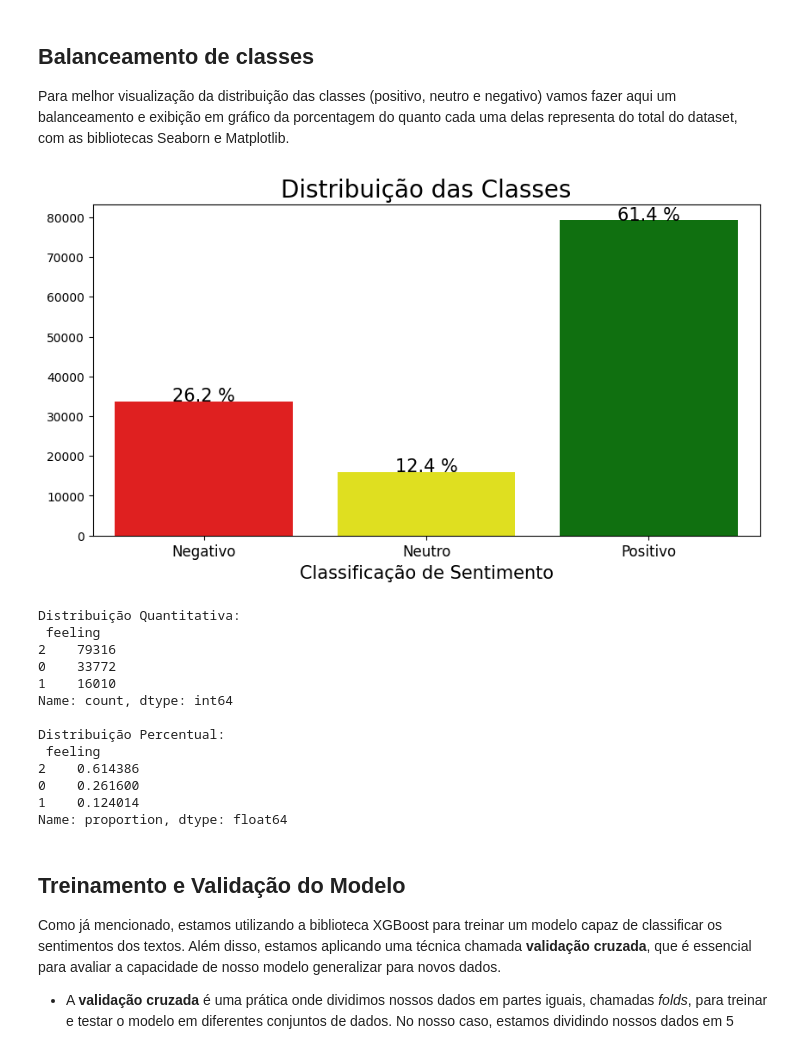
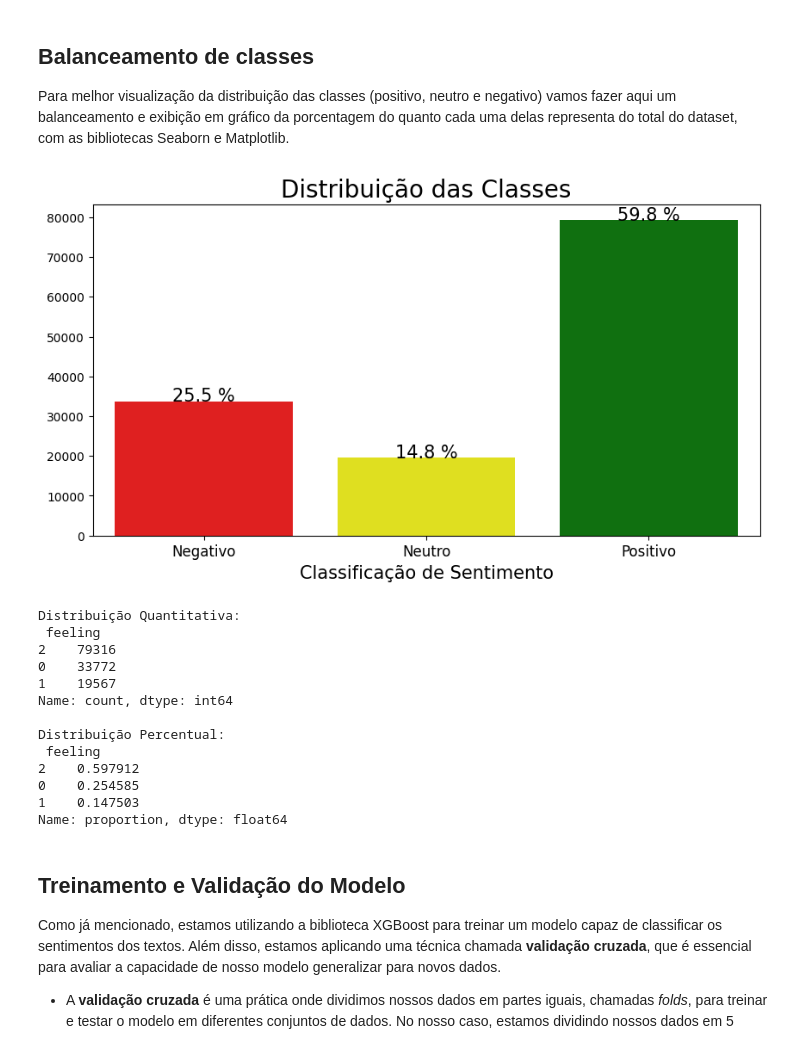
Before and after one commit to GroupHextech/api6-back, a Jupyter notebook: machineLearning/modeloXGBoost.ipynb, the cells around one changed output. Cells and saved outputs as stored; diff of their text form; code cells hidden in the pictures.

```diff
--- a/machineLearning/modeloXGBoost.ipynb
+++ b/machineLearning/modeloXGBoost.ipynb
@@ -112,7 +112,9 @@ Vamos iniciar nosso código com o carregamento e leitura da base de dados pela b
 # %%
 # Carrega o conjunto de dados
 dataset = pd.read_csv("C:\\fatec\\B2W-Reviews01\\B2W-Reviews01.csv")
+dataset2 = pd.read_csv("C:\\fatec\\olist_order_reviews_dataset.csv")
 
 # Mostra o tamanho do dataset original
-print("Tamanho do dataset original:", dataset.shape[0], "linhas,", dataset.shape[1], "colunas.")
+print("Tamanho do dataset 1 original:", dataset.shape[0], "linhas,", dataset.shape[1], "colunas.")
+print("Tamanho do dataset 2 original:", dataset2.shape[0], "linhas,", dataset2.shape[1], "colunas.")
 # %% [output]
@@ -127,7 +130,11 @@ Estamos usando a já mencionada biblioteca Pandas, para fazer a leitura da nossa
 # %%
 # Remove linhas com valores em branco
 dataset = dataset.dropna(subset=['review_text', 'overall_rating'])
+dataset2 = dataset2.rename(columns={'review_comment_message' : 'review_text','review_score' : 'overall_rating'})
+dataset2 = dataset2.dropna(subset=['review_text', 'overall_rating'])
+dataset2 = dataset2.rename(columns={'review_comment_message' : 'review_text','review_score' : 'overall_rating'})
 
 # Mostra o tamanho do dataset alterado
 print("Tamanho do dataset pós limpeza:", dataset.shape[0], "linhas,", dataset.shape[1], "colunas.")
+print("Tamanho do dataset pós limpeza:", dataset2.shape[0], "linhas,", dataset2.shape[1], "colunas.")
 # %% [output]
@@ -139,9 +147,24 @@ Essa atribuição foi feita com base na nota de cada comentário da avaliação,
 # %%
 # Cria uma nova coluna para classificar entre comentários positivos(2), negativos(0) ou neutros(1) com base na nota:
 dataset['feeling'] = np.where(dataset['overall_rating'] < 3, 0, np.where(dataset['overall_rating'] == 3, 1, 2))
+dataset2['feeling'] = np.where(dataset2['overall_rating'] < 3, 0, np.where(dataset2['overall_rating'] == 3, 1, 2))
+
+dataset = dataset[['review_text', 'overall_rating', 'feeling']]
+dataset2 = dataset2[['review_text', 'overall_rating', 'feeling']]
+
+# combined_dataset = pd.concat([dataset,dataset2], ignore_index=True)
+
+neutral_comments = dataset2.loc[dataset2['feeling'] == 1]
+neutral_comments2 = dataset.loc[dataset['feeling'] == 1]
+
+combined_dataset = pd.concat([dataset, neutral_comments], ignore_index=True)
 
 # Mostra os primeiros registros do dataset
 print("Primeiros registros do dataset:")
-print(tabulate(dataset.head(10), headers='keys', tablefmt='pipe'))
+# print(combined_dataset.head(5))
+# dataset
+combined_dataset
+# neutral_comments
+# neutral_comments2
 # %% [output]
 Primeiros registros do dataset:
@@ -181,7 +205,7 @@ stop_words = set(stopwords.words('portuguese'))
 preprocessed_texts = []
 
 # Itera sobre cada texto no dataset para pré-processamento
-for text in dataset['review_text']:
+for text in combined_dataset['review_text']:
     # Verifica se o texto é uma string
     if isinstance(text, str):
         # Converte para minúsculas
@@ -208,10 +232,10 @@ for text in dataset['review_text']:
         preprocessed_texts.append("")
 
 # Substitui os textos originais pelos textos já preparados para análise
-dataset['review_text'] = preprocessed_texts
+combined_dataset['review_text'] = preprocessed_texts
 
 # Mostra a base de dados após o pré-processamento (10 primeiras linhas)
 print("\nDataset após pré-processamento:")
-print(tabulate(dataset.head(10), headers='keys', tablefmt='pipe'))
+combined_dataset.head(10)
 # %% [output]
 Dataset após pré-processamento:
@@ -253,41 +276,41 @@ X_ngrams = ngram_vectorizer.fit_transform(X)
 Para melhor visualização da distribuição das classes (positivo, neutro e negativo) vamos fazer aqui um balanceamento e exibição em gráfico da porcentagem do quanto cada uma delas representa do total do dataset, com as bibliotecas Seaborn e Matplotlib.
 # %%
 # Calcula a contagem e porcentagem das avaliações
-rating_counts = dataset['feeling'].value_counts().sort_index().tolist()
-rating_p = dataset['feeling'].value_counts(normalize=True).sort_index().mul(100).round(1).astype(str) + ' %'
+rating_counts = combined_dataset['feeling'].value_counts().sort_index().tolist()
+rating_p = combined_dataset['feeling'].value_counts(normalize=True).sort_index().mul(100).round(1).astype(str) + ' %'
 
 palette = ['red', 'yellow', 'green']
 
 # Plota o gráfico com as cores personalizadas e tamanho ajustado
 fig, ax = plt.subplots(figsize=(10,5))
-sns.countplot(x='feeling', data=dataset, hue='feeling', palette=palette, legend=False)
+sns.countplot(x='feeling', data=combined_dataset, hue='feeling', palette=palette, legend=False)
 plt.xticks(fontsize=12, ticks=[0, 1, 2], labels=['Negativo', 'Neutro', 'Positivo'])
 plt.title('Distribuição das Classes', fontsize=20)
 ax.set_ylabel('')
 ax.set_xlabel('Classificação de Sentimento', size=15)
 
 # Adiciona os textos com as porcentagens
 for i, v in enumerate(rating_counts):
     ax.text(i, v + 10, rating_p[i], ha='center', size=15, color='black')
 
 plt.show()
 
-print('Distribuição Quantitativa:\n',dataset['feeling'].value_counts())
-print('\nDistribuição Percentual:\n', dataset['feeling'].value_counts(normalize=True))
+print('Distribuição Quantitativa:\n',combined_dataset['feeling'].value_counts())
+print('\nDistribuição Percentual:\n', combined_dataset['feeling'].value_counts(normalize=True))
 # %% [output]
-[figure, old version]
+[figure, new version]
 Distribuição Quantitativa:
  feeling
 2    79316
 0    33772
-1    16010
+1    19567
 Name: count, dtype: int64
 
 Distribuição Percentual:
  feeling
-2    0.614386
-0    0.261600
-1    0.124014
+2    0.597912
+0    0.254585
+1    0.147503
 Name: proportion, dtype: float64
 # %% [markdown]
 ## Treinamento e Validação do Modelo
```
Also changed, not shown: parts of 11 cells of this notebook, 1 other file.
